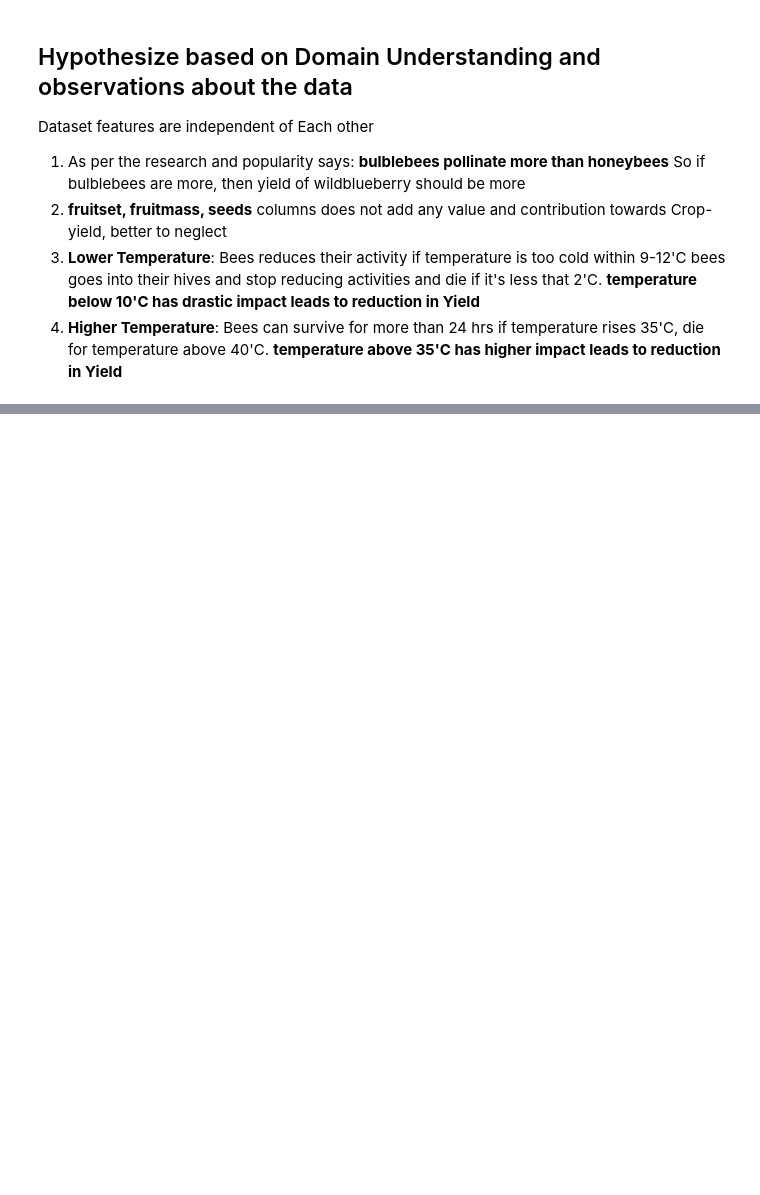
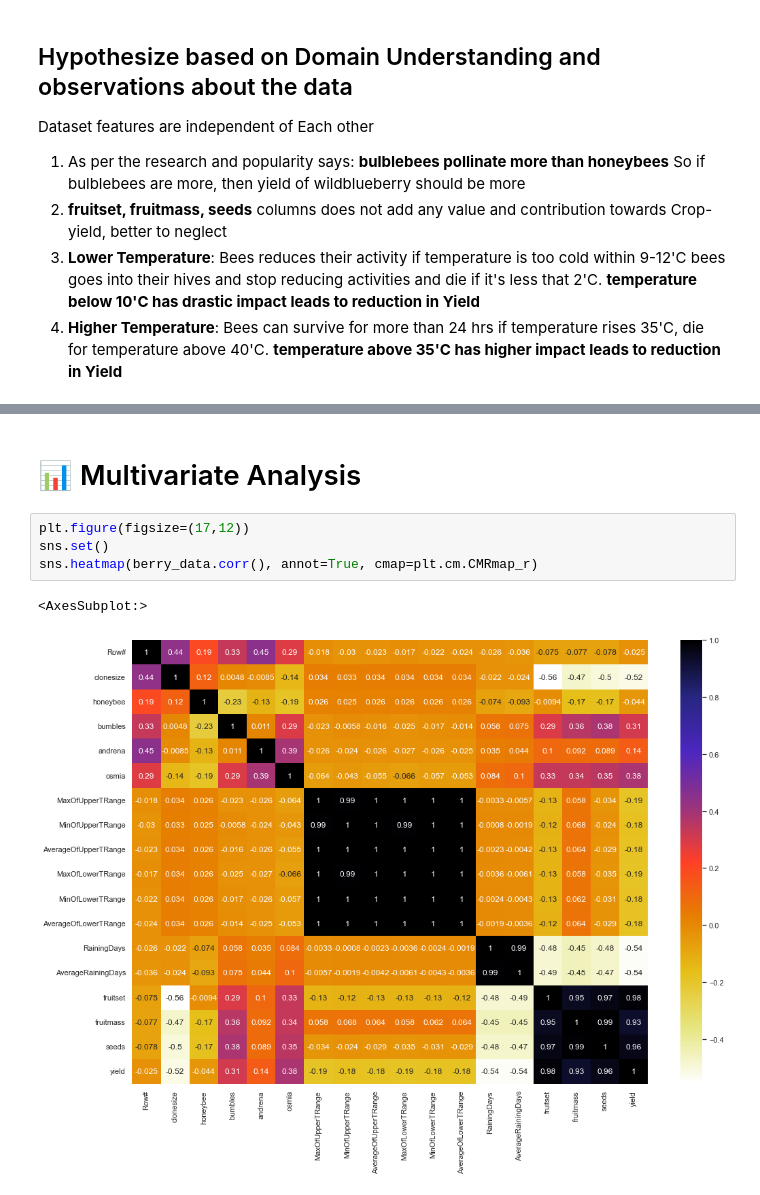
Before and after one commit to kolhesamiksha/Wild_Blueberry_yield_prediction, a Jupyter notebook: Notebooks/Wild_Blueberry_Yield_Prediction.ipynb, the cells around one changed output, grey strips where cells are left out. Cells and saved outputs as stored; diff of their text form; blank space fills up the shorter version.

```diff
--- a/Notebooks/Wild_Blueberry_Yield_Prediction.ipynb
+++ b/Notebooks/Wild_Blueberry_Yield_Prediction.ipynb
@@ -80,0 +350,9 @@ plt.tight_layout(rect=(0, 0, 1.2, 1.2))
+# %% [markdown]
+# <span style="font-family:cursive;text-align:center">📊 Multivariate Analysis</span>
+# %%
+plt.figure(figsize=(17,12))
+sns.set()
+sns.heatmap(berry_data.corr(), annot=True, cmap=plt.cm.CMRmap_r)
+# %% [output]
+<AxesSubplot:>
+[figure, added]
```
Also changed, not shown: parts of 102 cells of this notebook.
